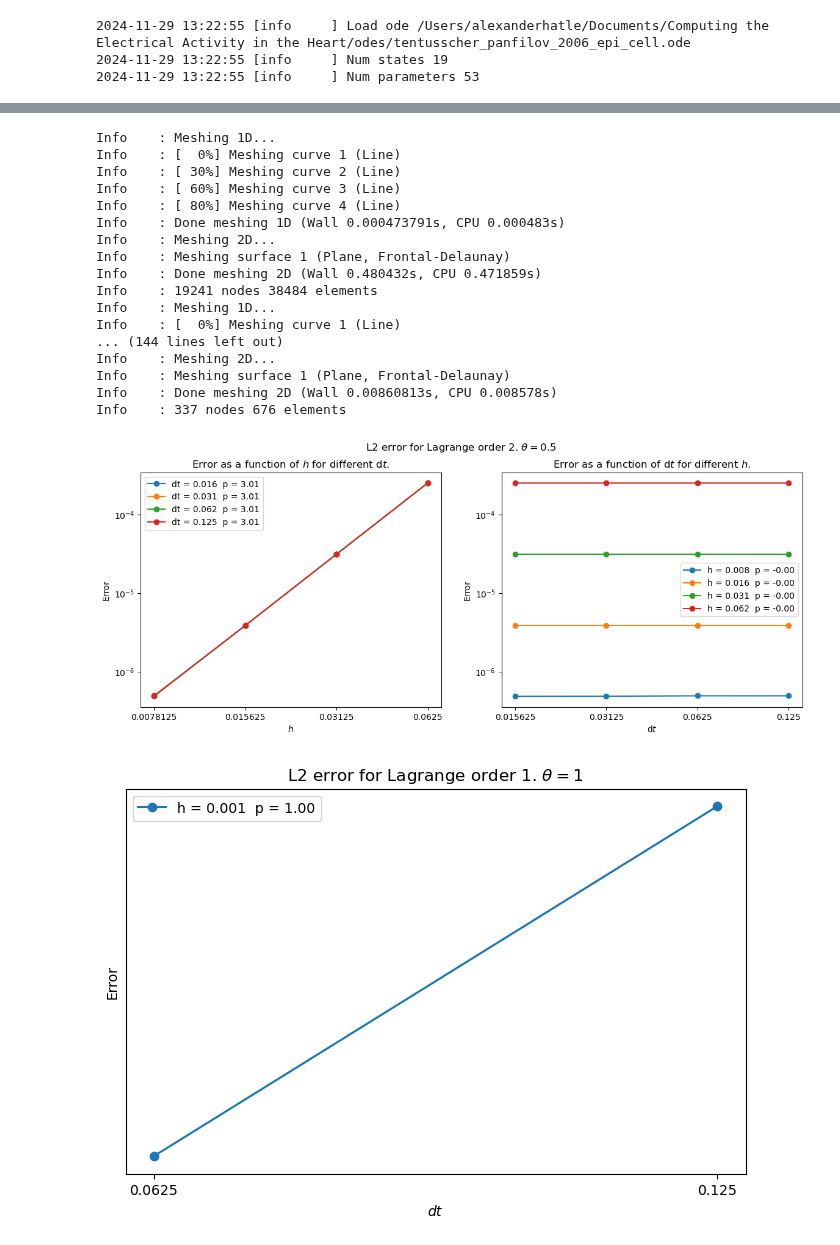
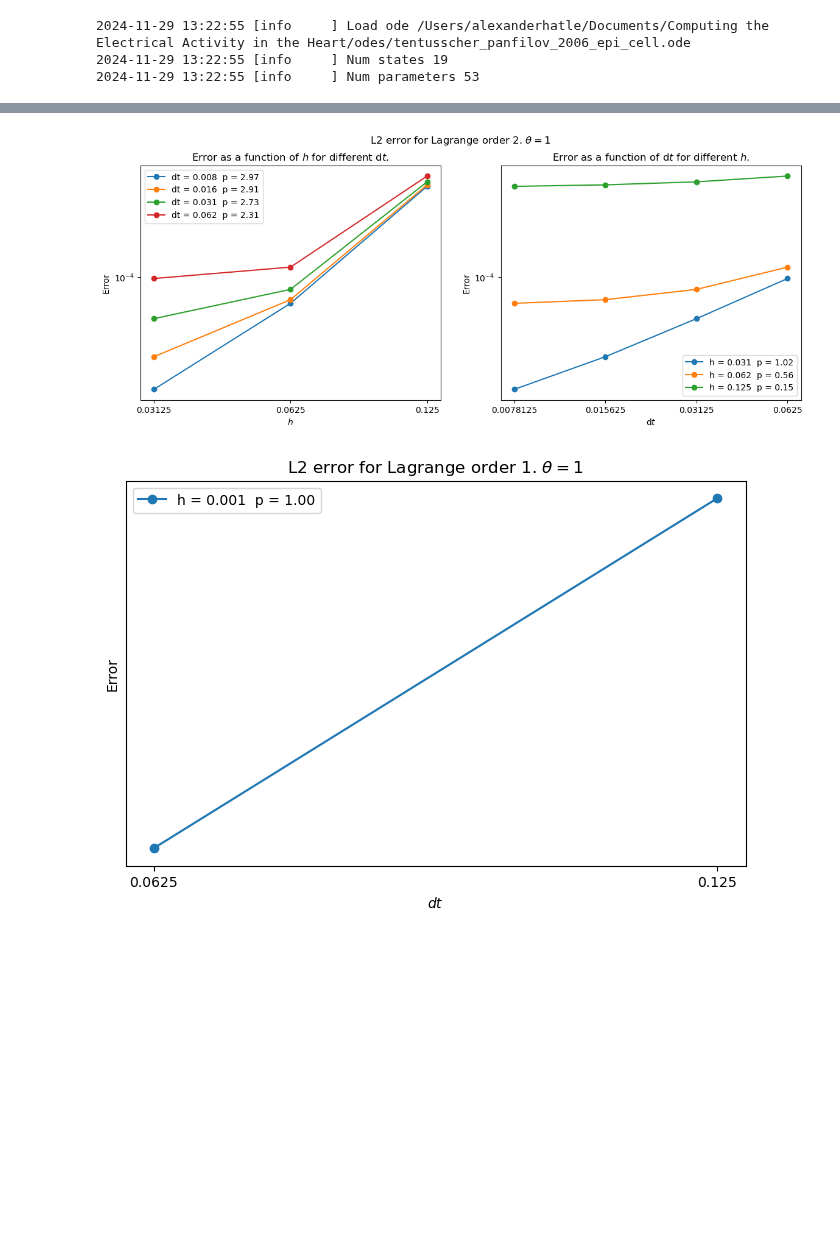
Before and after one commit to aledha/Computing-the-Electrical-Activity-in-the-Heart, a Jupyter notebook: src/results_notebook.ipynb, the cells around one changed output, grey strips where cells are left out. Saved outputs shown, nothing was run; the diff lists cells and outputs as text; code cells hidden in the pictures; blank space fills up the shorter version.

```diff
--- a/src/results_notebook.ipynb
+++ b/src/results_notebook.ipynb
@@ -98,28 +81,11 @@ Info    : 337 nodes 676 elements
 # %%
 %autoreload
-hs = [1/(2**i) for i in range(7, 3, -1)]
-dts = [1/(2**i) for i in range(6, 2, -1)]
+hs = [1/(2**i) for i in range(5, 2, -1)]
+dts = [1/(2**i) for i in range(7, 3, -1)]
 
-results.convergence_plot(hs, dts, theta=0.5, lagrange_order=2)
+results.convergence_plot(hs, dts, theta=1, lagrange_order=2, T=2**-2)
 # %% [output]
-Info    : Meshing 1D...
-Info    : [  0%] Meshing curve 1 (Line)
-Info    : [ 30%] Meshing curve 2 (Line)
-Info    : [ 60%] Meshing curve 3 (Line)
-Info    : [ 80%] Meshing curve 4 (Line)
-Info    : Done meshing 1D (Wall 0.000473791s, CPU 0.000483s)
-Info    : Meshing 2D...
-Info    : Meshing surface 1 (Plane, Frontal-Delaunay)
-Info    : Done meshing 2D (Wall 0.480432s, CPU 0.471859s)
-Info    : 19241 nodes 38484 elements
-Info    : Meshing 1D...
-Info    : [  0%] Meshing curve 1 (Line)
-... (144 lines left out)
-Info    : Meshing 2D...
-Info    : Meshing surface 1 (Plane, Frontal-Delaunay)
-Info    : Done meshing 2D (Wall 0.00860813s, CPU 0.008578s)
-Info    : 337 nodes 676 elements
-[figure, old version]
+[figure, new version]
 # %%
 %autoreload
 h = 2**(-10)
```
Also changed, not shown: parts of 6 cells of this notebook, 5 other files.
